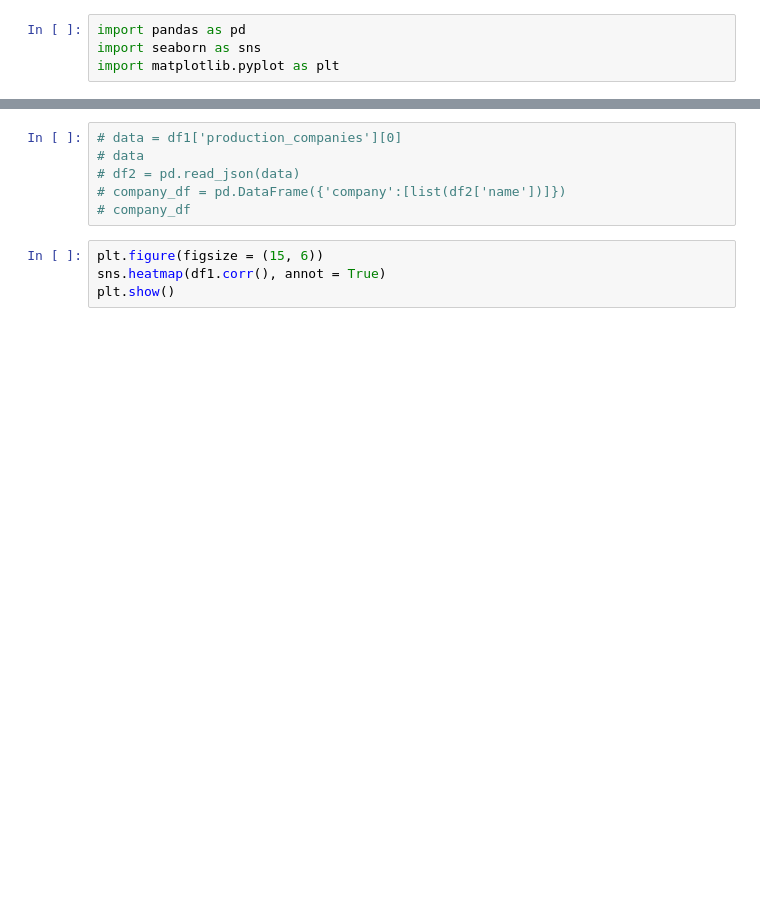
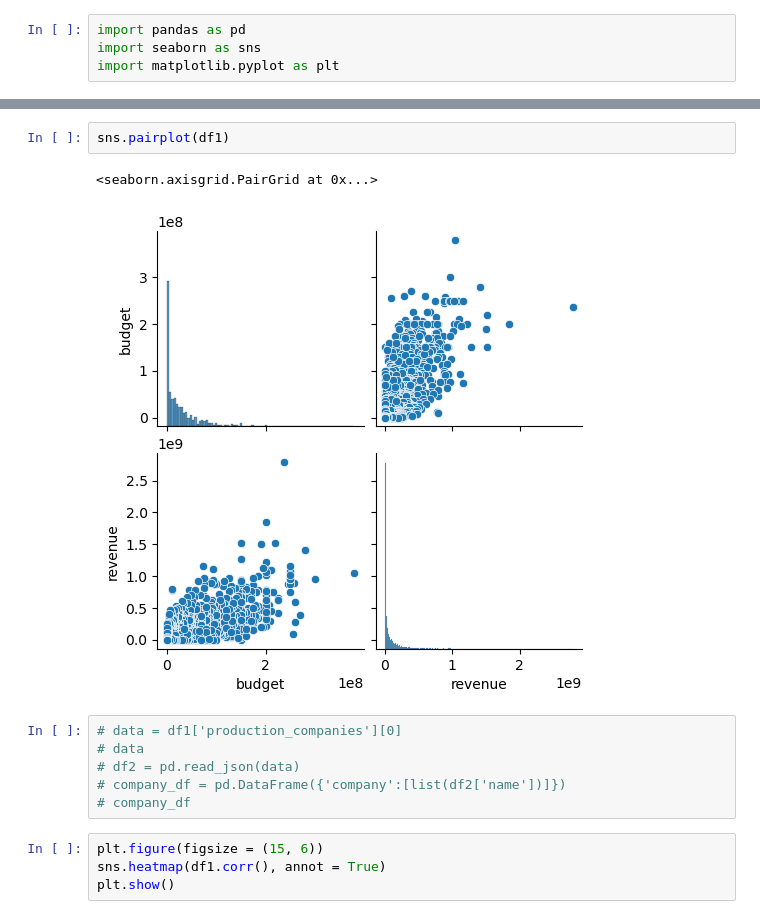
Before and after one commit to MonarchTL/python_class, a Jupyter notebook: AI/movie_rating.ipynb, the cells around one changed output, grey strips where cells are left out. Cells and saved outputs as stored; diff of their text form; blank space fills up the shorter version.

```diff
--- a/AI/movie_rating.ipynb
+++ b/AI/movie_rating.ipynb
@@ -51,4 +51,9 @@ Years of Experience    0
 dtype: int64
+# %%
+sns.pairplot(df1)
+# %% [output]
+<seaborn.axisgrid.PairGrid at 0x...>
+[figure, added]
 # %%
 # data = df1['production_companies'][0]
 # data
```
Also changed, not shown: parts of 16 cells of this notebook.
